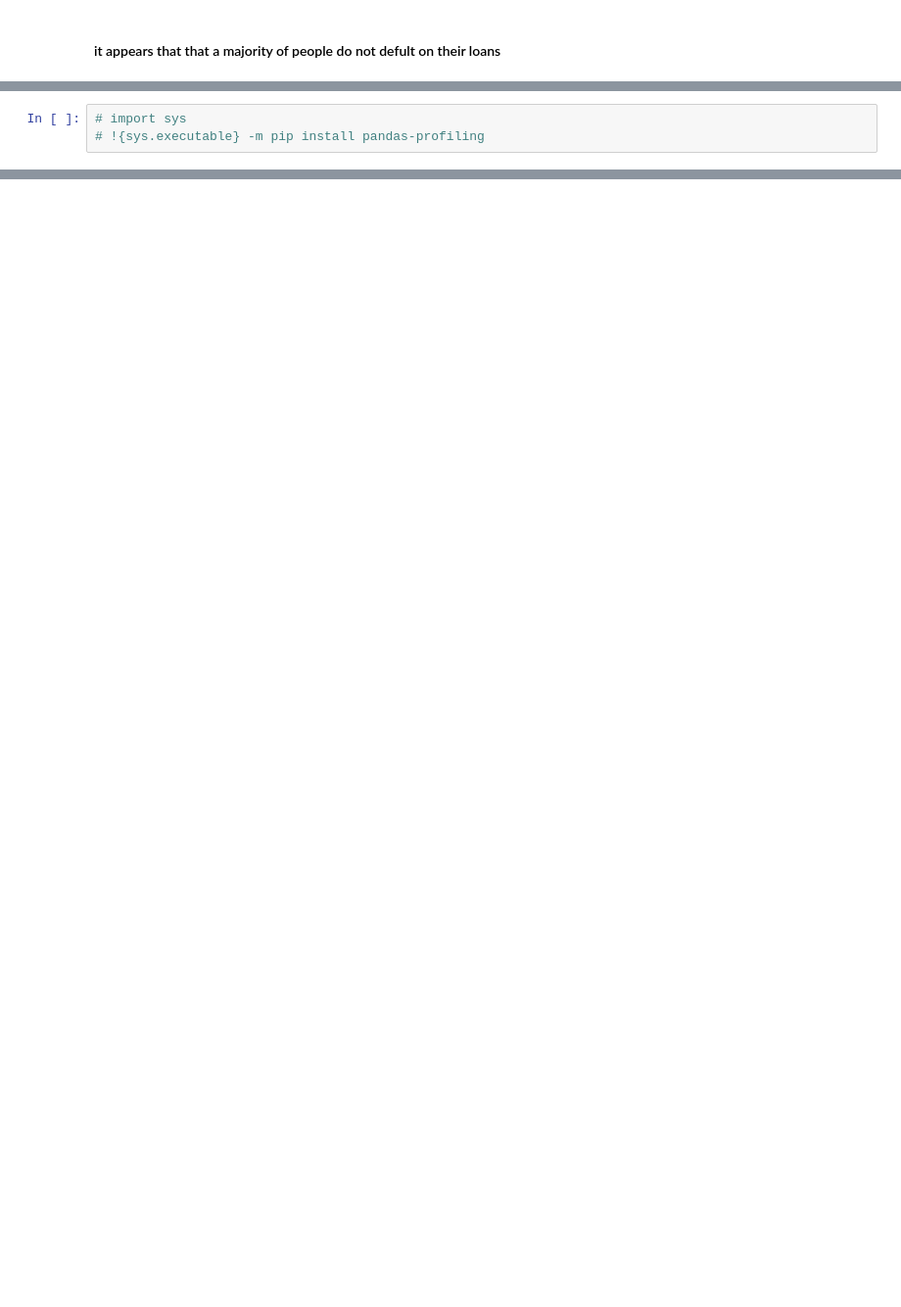
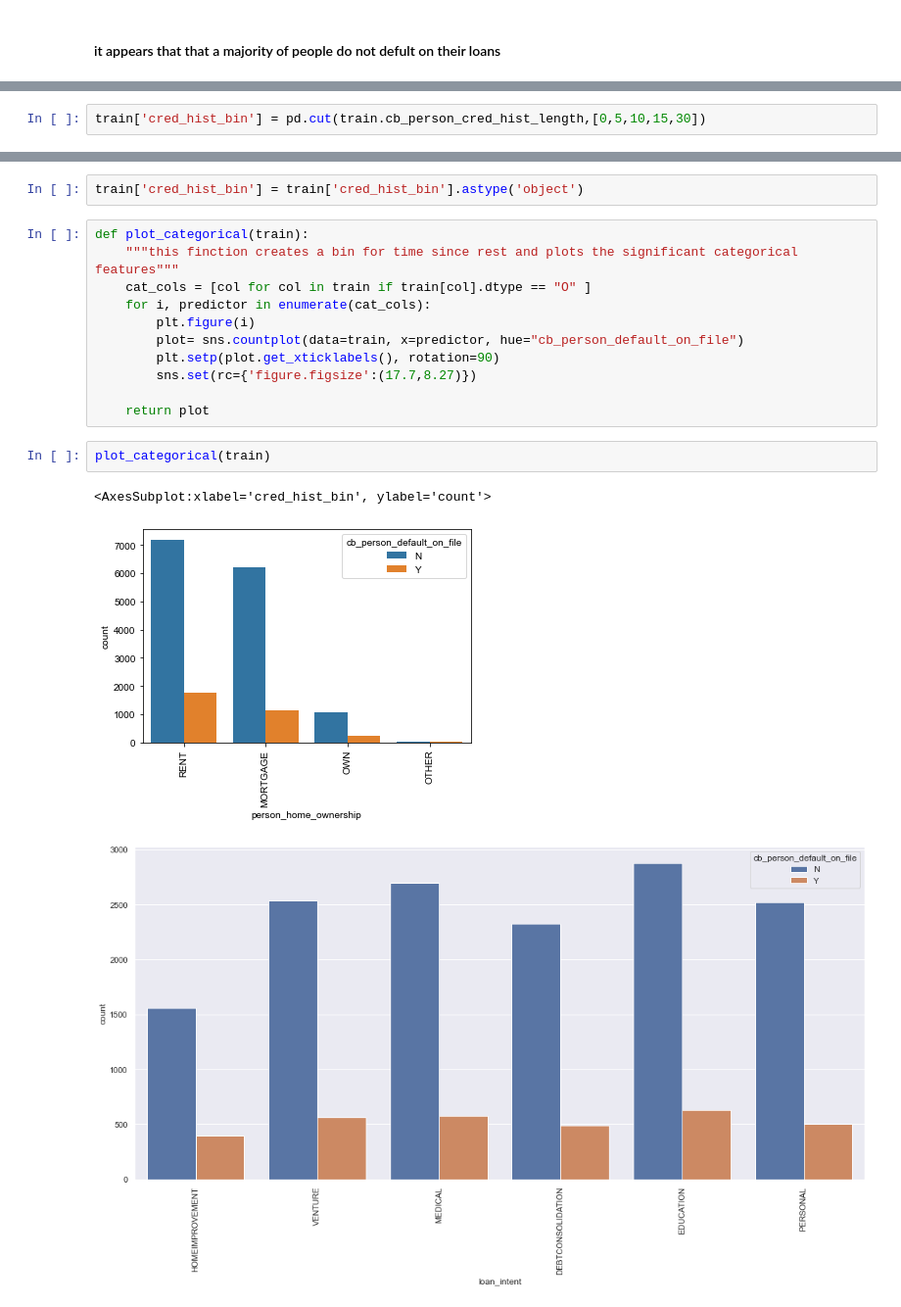
Before and after one commit to lincolnmuriithi11/Credit_Risk_Analysis, a Jupyter notebook: credit_risk.ipynb, the cells around one changed output, grey strips where cells are left out. Shown at 98% size. Saved outputs shown, nothing was run; the diff lists cells and outputs as text; blank space fills up the shorter version.

```diff
--- a/credit_risk.ipynb
+++ b/credit_risk.ipynb
@@ -262,5 +288,4 @@ train["cb_person_default_on_file"].value_counts().plot.bar()
 #     plot= sns.countplot(data=telco_df, x=predictor, hue='churn')
 #     plt.setp(plot.get_xticklabels(), rotation=45)
 # %%
-# import sys
-# !{sys.executable} -m pip install pandas-profiling
+train['cred_hist_bin'] = pd.cut(train.cb_person_cred_hist_length,[0,5,10,15,30])
@@ -266,0 +314,19 @@ train["cb_person_default_on_file"].value_counts().plot.bar()
+# %%
+train['cred_hist_bin'] = train['cred_hist_bin'].astype('object')
+# %%
+def plot_categorical(train):
+    """this finction creates a bin for time since rest and plots the significant categorical features"""
+    cat_cols = [col for col in train if train[col].dtype == "O" ]
+    for i, predictor in enumerate(cat_cols):
+        plt.figure(i)
+        plot= sns.countplot(data=train, x=predictor, hue="cb_person_default_on_file")
+        plt.setp(plot.get_xticklabels(), rotation=90)
+        sns.set(rc={'figure.figsize':(17.7,8.27)})
+
+    return plot
+# %%
+plot_categorical(train)
+# %% [output]
+<AxesSubplot:xlabel='cred_hist_bin', ylabel='count'>
+[figure, added]
+[figure, added]
```
Also changed, not shown: parts of 52 cells of this notebook.
